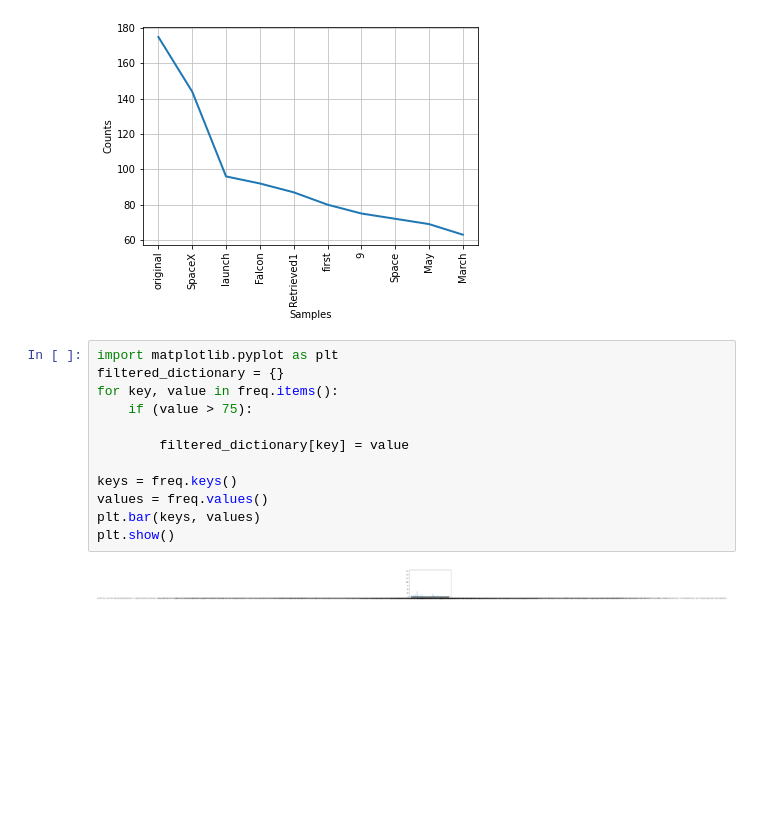
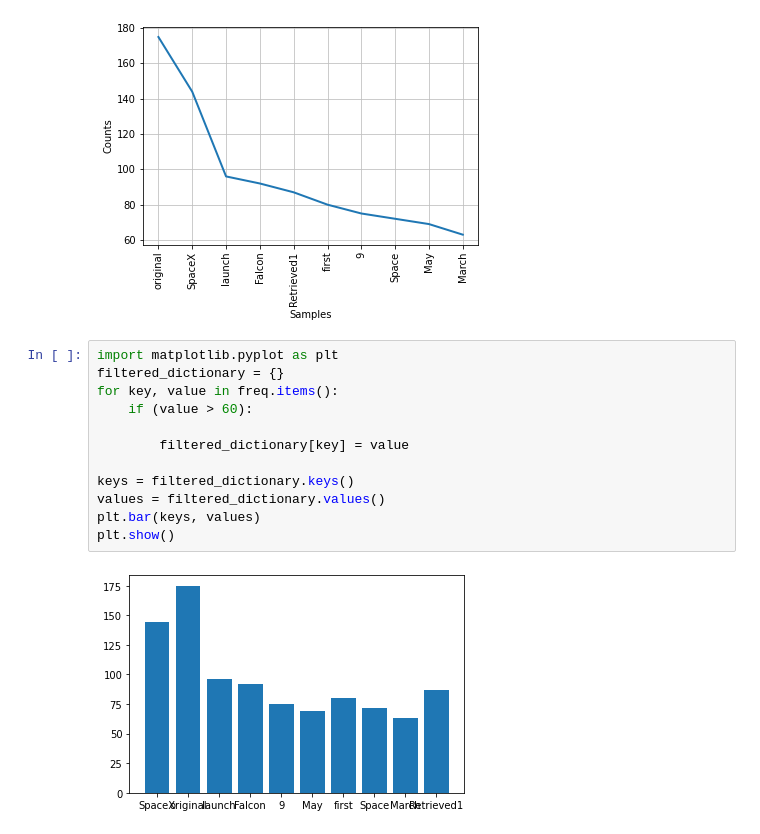
Before and after one commit to Yostistoast11/CSCE-5290-Assign-1, a Jupyter notebook: ICE1.ipynb, the cells around one changed output. Cells and saved outputs as stored; diff of their text form; blank space fills up the shorter version.

```diff
--- a/ICE1.ipynb
+++ b/ICE1.ipynb
@@ -106,14 +97,14 @@ freq.plot(10,cumulative= False)
 # %%
 import matplotlib.pyplot as plt
 filtered_dictionary = {}
 for key, value in freq.items():
-    if (value > 75):
+    if (value > 60):
 
         filtered_dictionary[key] = value
 
-keys = freq.keys()
-values = freq.values()
+keys = filtered_dictionary.keys()
+values = filtered_dictionary.values()
 plt.bar(keys, values)
 plt.show()
 # %% [output]
-[figure, old version]
+[figure, new version]
```
Also changed, not shown: parts of 1 cell of this notebook.
